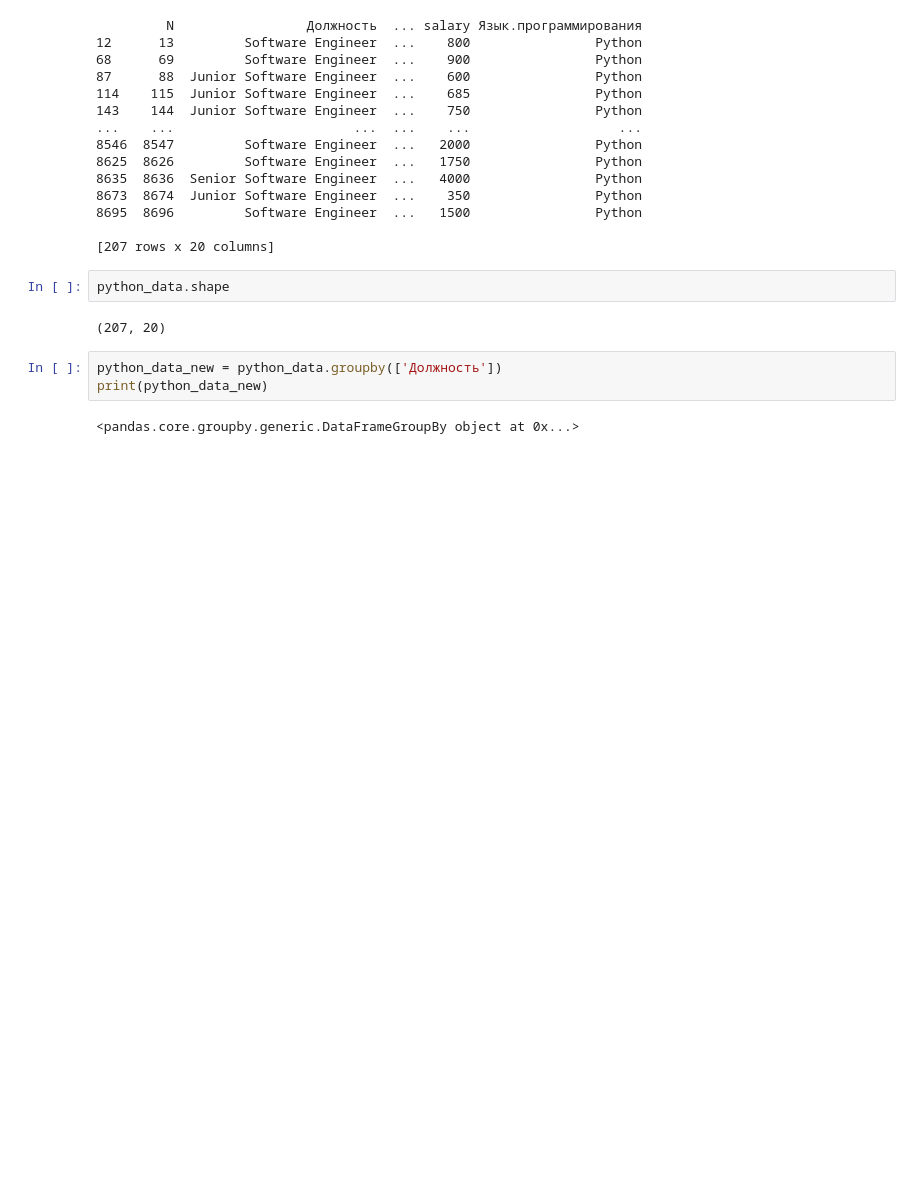
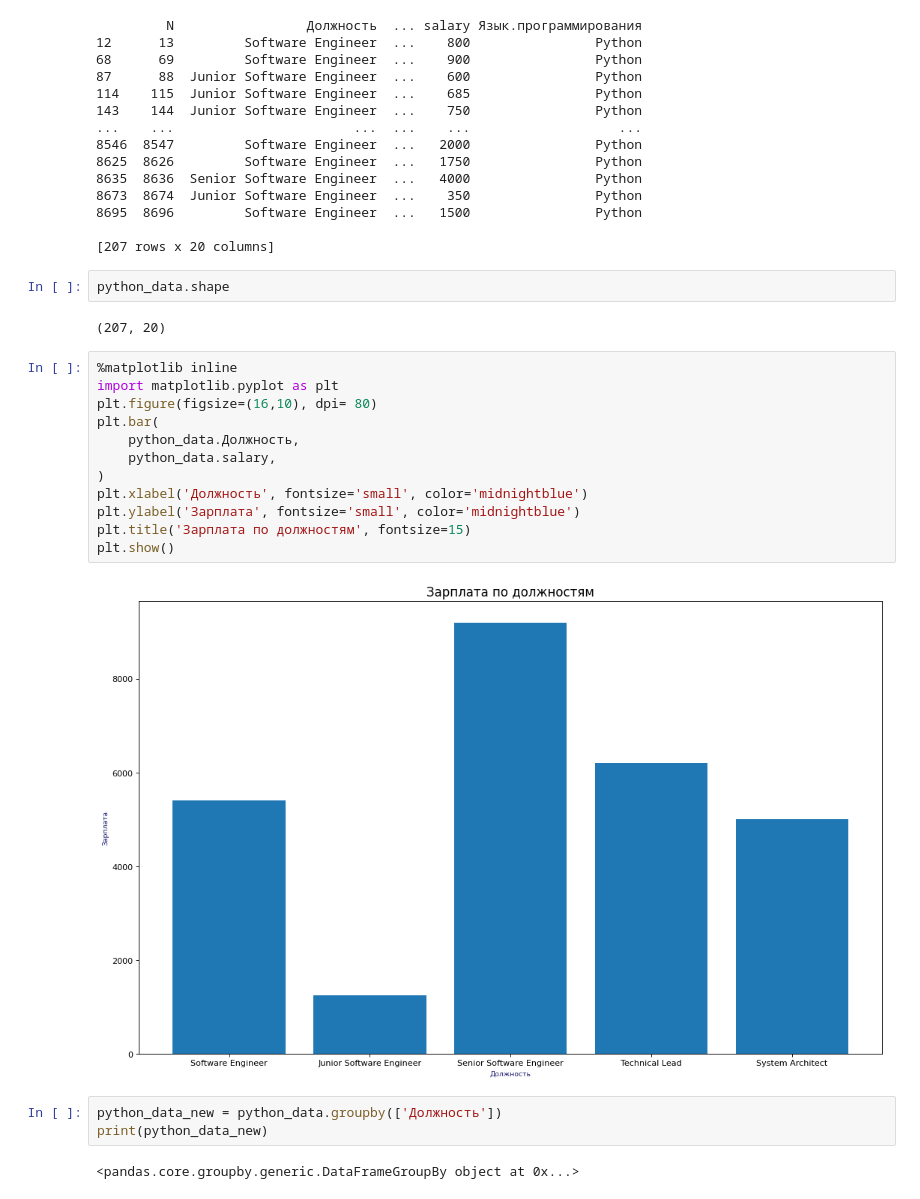
Before and after one commit to Iryna-Lytvynchuk/Data_Science, a Jupyter notebook: Hw2_2.ipynb, the cells around one changed output. Saved outputs shown, nothing was run; the diff lists cells and outputs as text; blank space fills up the shorter version.

```diff
--- a/Hw2_2.ipynb
+++ b/Hw2_2.ipynb
@@ -173,6 +184,20 @@ print(python_data)
 python_data.shape
 # %% [output]
 (207, 20)
+# %%
+%matplotlib inline
+import matplotlib.pyplot as plt
+plt.figure(figsize=(16,10), dpi= 80)
+plt.bar(
+    python_data.Должность,
+    python_data.salary,
+)
+plt.xlabel('Должность', fontsize='small', color='midnightblue')
+plt.ylabel('Зарплата', fontsize='small', color='midnightblue')
+plt.title('Зарплата по должностям', fontsize=15)
+plt.show()
+# %% [output]
+[figure, added]
 # %%
 python_data_new = python_data.groupby(['Должность'])
 print(python_data_new)
```
Also changed, not shown: parts of 4 cells of this notebook.
